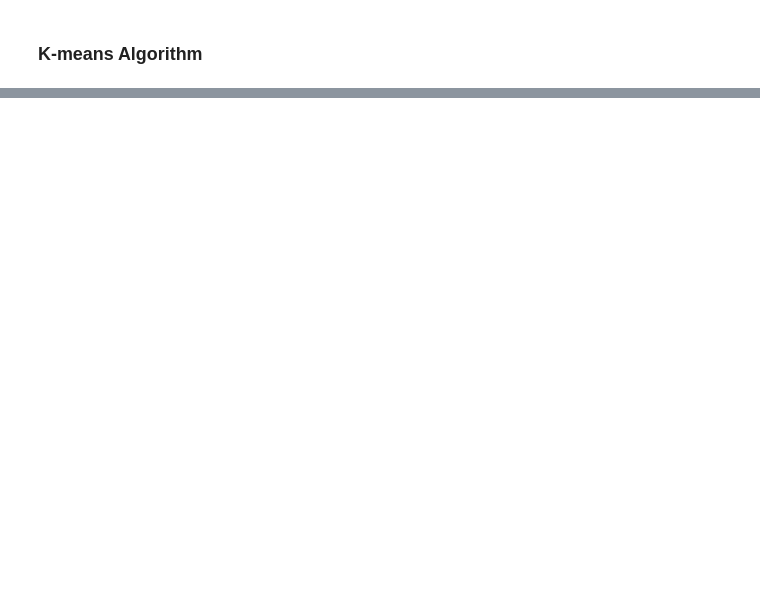
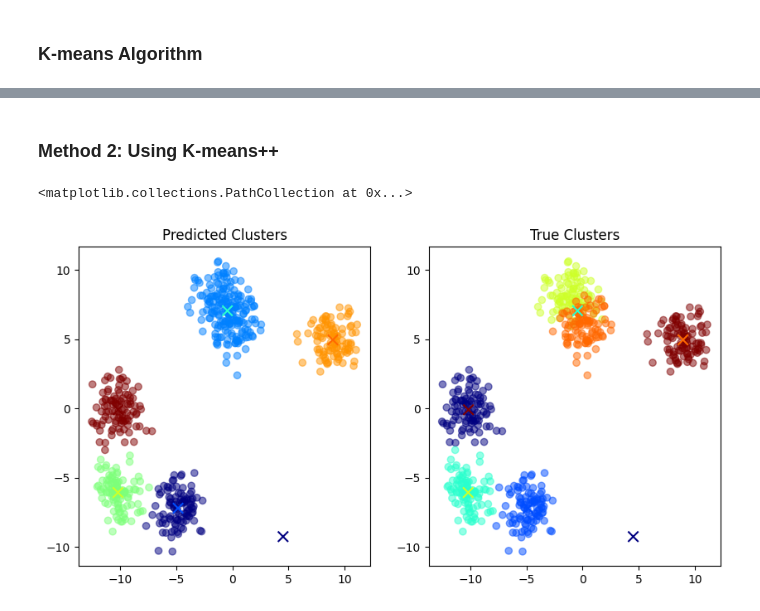
Before and after one commit to EverdeepLearning/GeneticAlgorithms, a Jupyter notebook: Clustering/k-means.ipynb, the cells around one changed output, grey strips where cells are left out. Cells and saved outputs as stored; diff of their text form; code cells hidden in the pictures; blank space fills up the shorter version.

```diff
--- a/Clustering/k-means.ipynb
+++ b/Clustering/k-means.ipynb
@@ -108,0 +94,29 @@ axs[1].scatter(centroids[:, 0], centroids[:, 1], marker='x', s=80, c=range(k), c
+# %%
+import math
+
+def using_sse(k, df, iter=50):
+    """
+    Run k-means a number of times and select the clusters
+    with the lowest Sum of Squared Errors (SSE).
+    """
+    best_centroids = None
+    best_sse = math.inf
+    for _ in range(iter):
+        intial_centroids = random_centroids(df, k)
+        tuned_centroids, data = kmeans(df, intial_centroids, max_iter=25)
+
+        sse = 0
+        for i, c in enumerate(tuned_centroids):
+            points = data[data.cluster == i]
+            sse += np.sum([distance(c, [row.x, row.y])**2 for _, row in points.iterrows()])
+
+        if sse < best_sse:
+            best_sse = sse
+            best_centroids = intial_centroids
+
+    return best_centroids
+
+df = generate_clusters(k, sd=1.1)
+df["cluster"] = np.random.randint(0, k, size)
+best_centroids = using_sse(k, df)
+best_centroids
@@ -108,0 +149,2 @@ axs[1].scatter(centroids[:, 0], centroids[:, 1], marker='x', s=80, c=range(k), c
+# %% [markdown]
+### Method 2: Using K-means++
@@ -108,0 +191,19 @@ axs[1].scatter(centroids[:, 0], centroids[:, 1], marker='x', s=80, c=range(k), c
+# %%
+tuned_centroids, data = kmeans(df, best_centroids)
+
+# Side by side comparison
+fig, axs = plt.subplots(1, 2, figsize=(10, 5))
+axs[0].scatter(data.x, data.y, c=data.cluster, cmap=cm.jet, alpha=0.5)
+axs[0].scatter(
+    tuned_centroids[:, 0], tuned_centroids[:, 1], marker="x", s=80, c=range(k), cmap=cm.jet
+)
+axs[0].set_title("Predicted Clusters")
+
+axs[1].set_title("True Clusters")
+axs[1].scatter(data.x, data.y, c=data.label, cmap=cm.jet, alpha=0.5)
+axs[1].scatter(
+    tuned_centroids[:, 0], tuned_centroids[:, 1], marker="x", s=80, c=range(k), cmap=cm.jet
+)
+# %% [output]
+<matplotlib.collections.PathCollection at 0x...>
+[figure, added]
```
Also changed, not shown: parts of 11 cells of this notebook.
